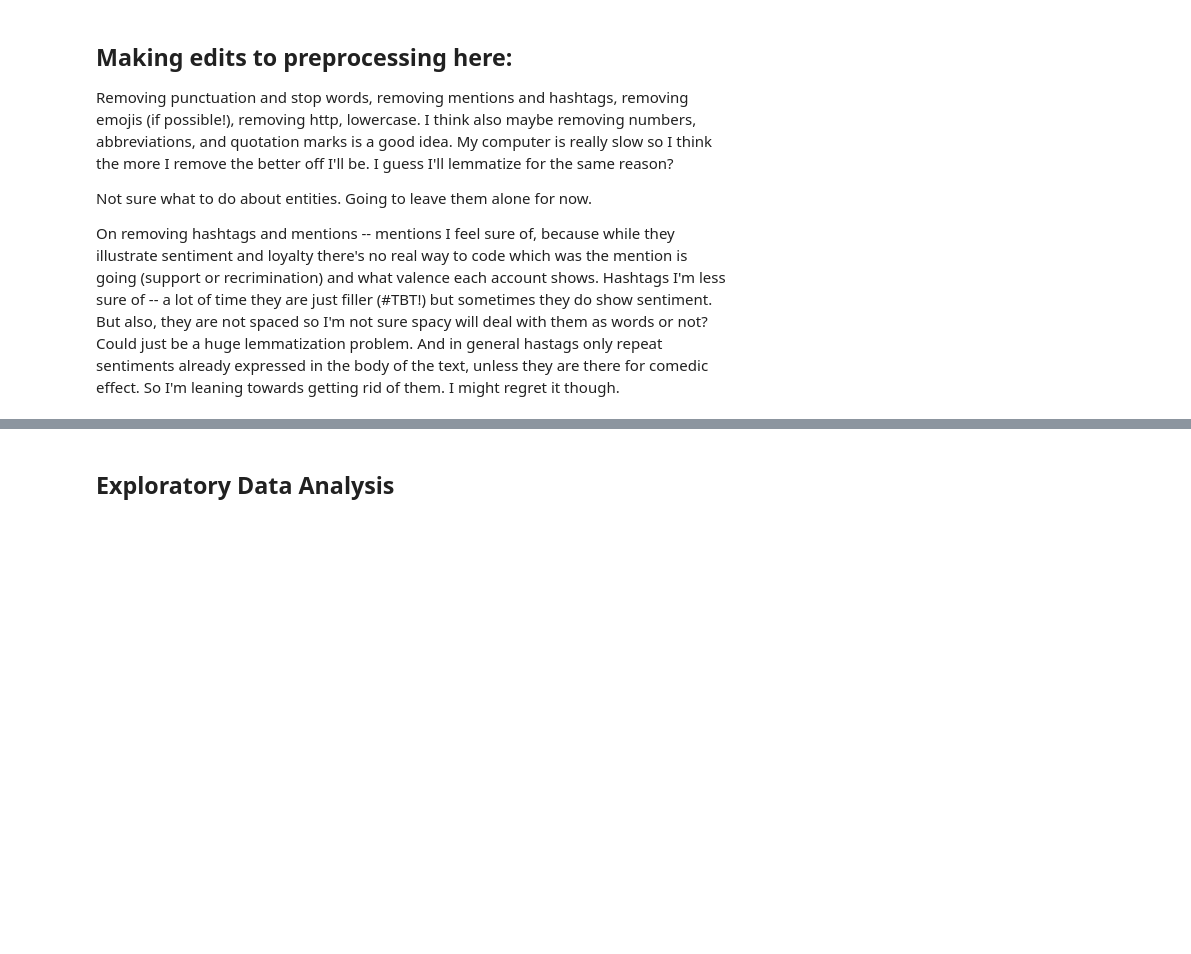
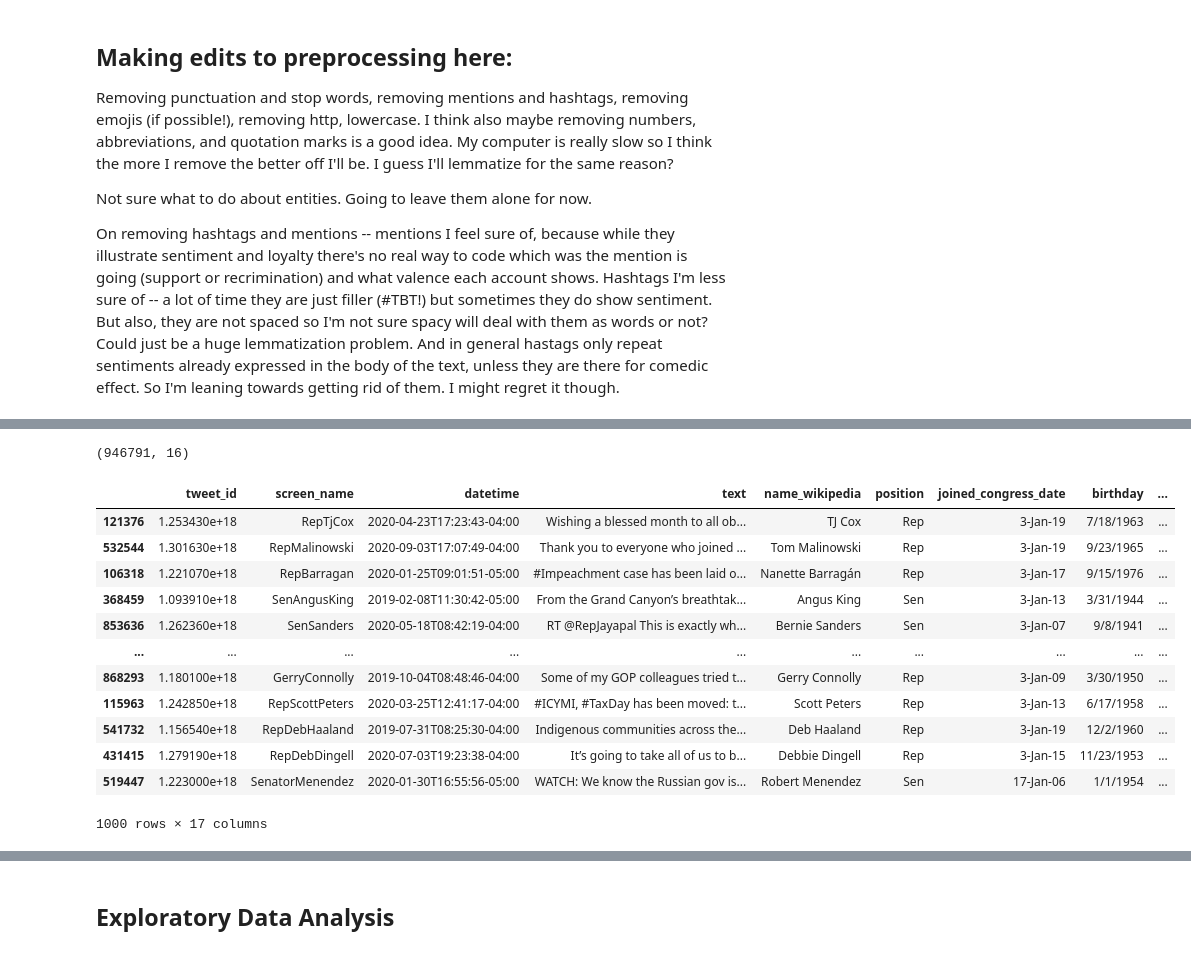
Before and after one commit to nereidagra/Computational-Social-Science-Projects, a Jupyter notebook: Project 5/Project 5 Student.ipynb, the cells around one changed output, grey strips where cells are left out. Saved outputs shown, nothing was run; the diff lists cells and outputs as text; code cells hidden in the pictures; blank space fills up the shorter version.

```diff
--- a/Project 5/Project 5 Student.ipynb
+++ b/Project 5/Project 5 Student.ipynb
@@ -257,10 +405,30 @@ for t in ct_samp['tokens_lem']:
 # %%
 # ##applying function to full data
 congress_tweets['tokens'] = congress_tweets['text'].map(lambda x: rem_punc_stop_lem(x))
+# %%
+congress_tweets.shape
+# %% [output]
+(946791, 16)
 # %%
 ## keeps timing out. Let's try with a bit more than 100
+#500 = 30 seconds
+#1000 = 1 minute
+#947,000 = 16 hours
 np.random.seed(12)
-ct_samp = congress_tweets.sample(n=100)
+ct_samp = congress_tweets.sample(n=1000)
 ct_samp['tokens_lem'] = ct_samp['text'].map(lambda x: rem_punc_stop_lem(x))
-for t in ct_samp['tokens_lem']:
-    print(t)
+ct_samp
+# %% [output]
+|  | tweet_id | screen_name | datetime | text | name_wikipedia | position | joined_congress_date | birthday | ... |
+| 121376 | 1.253430e+18 | RepTjCox | 2020-04-23T17:23:43-04:00 | Wishing a blessed month to all ob... | TJ Cox | Rep | 3-Jan-19 | 7/18/1963 | ... |
+| 532544 | 1.301630e+18 | RepMalinowski | 2020-09-03T17:07:49-04:00 | Thank you to everyone who joined ... | Tom Malinowski | Rep | 3-Jan-19 | 9/23/1965 | ... |
+| 106318 | 1.221070e+18 | RepBarragan | 2020-01-25T09:01:51-05:00 | #Impeachment case has been laid o... | Nanette Barragán | Rep | 3-Jan-17 | 9/15/1976 | ... |
+| 368459 | 1.093910e+18 | SenAngusKing | 2019-02-08T11:30:42-05:00 | From the Grand Canyon’s breathtak... | Angus King | Sen | 3-Jan-13 | 3/31/1944 | ... |
+| 853636 | 1.262360e+18 | SenSanders | 2020-05-18T08:42:19-04:00 | RT @RepJayapal This is exactly wh... | Bernie Sanders | Sen | 3-Jan-07 | 9/8/1941 | ... |
+| ... | ... | ... | ... | ... | ... | ... | ... | ... | ... |
+| 868293 | 1.180100e+18 | GerryConnolly | 2019-10-04T08:48:46-04:00 | Some of my GOP colleagues tried t... | Gerry Connolly | Rep | 3-Jan-09 | 3/30/1950 | ... |
+| 115963 | 1.242850e+18 | RepScottPeters | 2020-03-25T12:41:17-04:00 | #ICYMI, #TaxDay has been moved: t... | Scott Peters | Rep | 3-Jan-13 | 6/17/1958 | ... |
+| 541732 | 1.156540e+18 | RepDebHaaland | 2019-07-31T08:25:30-04:00 | Indigenous communities across the... | Deb Haaland | Rep | 3-Jan-19 | 12/2/1960 | ... |
+| 431415 | 1.279190e+18 | RepDebDingell | 2020-07-03T19:23:38-04:00 | It’s going to take all of us to b... | Debbie Dingell | Rep | 3-Jan-15 | 11/23/1953 | ... |
+| 519447 | 1.223000e+18 | SenatorMenendez | 2020-01-30T16:55:56-05:00 | WATCH: We know the Russian gov is... | Robert Menendez | Sen | 17-Jan-06 | 1/1/1954 | ... |
+1000 rows × 17 columns
```
Also changed, not shown: parts of 26 cells of this notebook, 2 other files.
